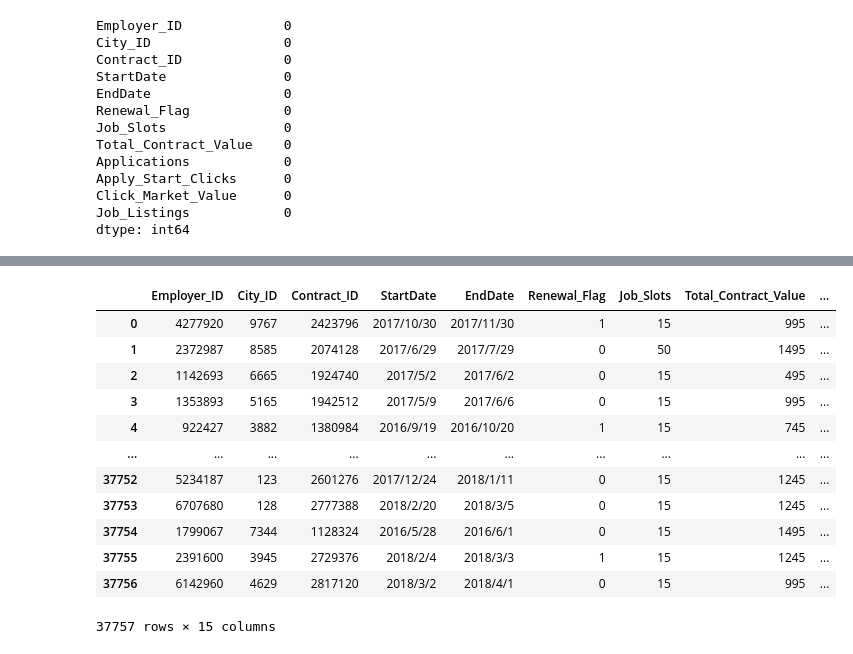
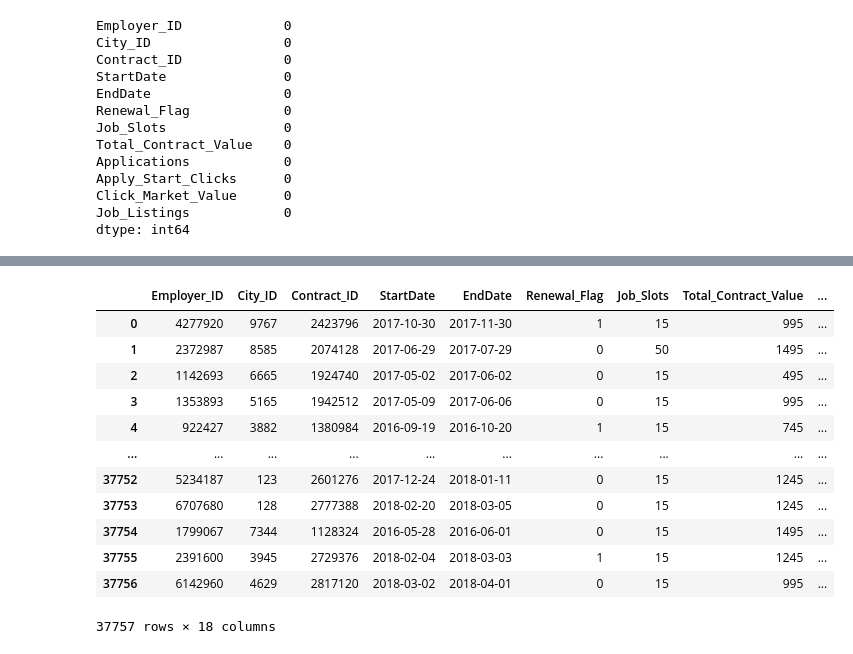
Before and after one commit to telenovelachuan/job_slot_retention, a Jupyter notebook: metric_design.ipynb, the cells around one changed output, grey strips where cells are left out. Cells and saved outputs as stored; diff of their text form; code cells hidden in the pictures.

```diff
--- a/metric_design.ipynb
+++ b/metric_design.ipynb
@@ -35,3 +36,7 @@ Apply_Start_Clicks      0
 Click_Market_Value      0
 Job_Listings            0
 dtype: int64
+# %%
+df[['StartDate','EndDate']] = df[['StartDate','EndDate']].apply(pd.to_datetime)
+df['day_diff'] = (df['EndDate'] - df['StartDate']).dt.days
+df
@@ -38,20 +57,23 @@ dtype: int64
 # %%
 df_metrics = df
+df_metrics['application_per_day'] = df['Applications'] / df['day_diff']
+df_metrics['start_click_per_day'] = df['Apply_Start_Clicks'] / df['day_diff']
+
 df_metrics['apply_conv_rate'] = df['Applications'] / df['Apply_Start_Clicks']
-df_metrics['start_click_per_job'] = df['Apply_Start_Clicks'] / df['Job_Slots']
+df_metrics['start_click_per_slot'] = df['Apply_Start_Clicks'] / df['Job_Slots']
 df_metrics['application_per_slot'] = df['Applications'] / df['Job_Slots']
 df_metrics
 # %% [output]
 |  | Employer_ID | City_ID | Contract_ID | StartDate | EndDate | Renewal_Flag | Job_Slots | Total_Contract_Value | ... |
-| 0 | 4277920 | 9767 | 2423796 | 2017/10/30 | 2017/11/30 | 1 | 15 | 995 | ... |
-| 1 | 2372987 | 8585 | 2074128 | 2017/6/29 | 2017/7/29 | 0 | 50 | 1495 | ... |
-| 2 | 1142693 | 6665 | 1924740 | 2017/5/2 | 2017/6/2 | 0 | 15 | 495 | ... |
-| 3 | 1353893 | 5165 | 1942512 | 2017/5/9 | 2017/6/6 | 0 | 15 | 995 | ... |
-| 4 | 922427 | 3882 | 1380984 | 2016/9/19 | 2016/10/20 | 1 | 15 | 745 | ... |
+| 0 | 4277920 | 9767 | 2423796 | 2017-10-30 | 2017-11-30 | 1 | 15 | 995 | ... |
+| 1 | 2372987 | 8585 | 2074128 | 2017-06-29 | 2017-07-29 | 0 | 50 | 1495 | ... |
+| 2 | 1142693 | 6665 | 1924740 | 2017-05-02 | 2017-06-02 | 0 | 15 | 495 | ... |
+| 3 | 1353893 | 5165 | 1942512 | 2017-05-09 | 2017-06-06 | 0 | 15 | 995 | ... |
+| 4 | 922427 | 3882 | 1380984 | 2016-09-19 | 2016-10-20 | 1 | 15 | 745 | ... |
 | ... | ... | ... | ... | ... | ... | ... | ... | ... | ... |
-| 37752 | 5234187 | 123 | 2601276 | 2017/12/24 | 2018/1/11 | 0 | 15 | 1245 | ... |
-| 37753 | 6707680 | 128 | 2777388 | 2018/2/20 | 2018/3/5 | 0 | 15 | 1245 | ... |
-| 37754 | 1799067 | 7344 | 1128324 | 2016/5/28 | 2016/6/1 | 0 | 15 | 1495 | ... |
-| 37755 | 2391600 | 3945 | 2729376 | 2018/2/4 | 2018/3/3 | 1 | 15 | 1245 | ... |
-| 37756 | 6142960 | 4629 | 2817120 | 2018/3/2 | 2018/4/1 | 0 | 15 | 995 | ... |
+| 37752 | 5234187 | 123 | 2601276 | 2017-12-24 | 2018-01-11 | 0 | 15 | 1245 | ... |
+| 37753 | 6707680 | 128 | 2777388 | 2018-02-20 | 2018-03-05 | 0 | 15 | 1245 | ... |
+| 37754 | 1799067 | 7344 | 1128324 | 2016-05-28 | 2016-06-01 | 0 | 15 | 1495 | ... |
+| 37755 | 2391600 | 3945 | 2729376 | 2018-02-04 | 2018-03-03 | 1 | 15 | 1245 | ... |
+| 37756 | 6142960 | 4629 | 2817120 | 2018-03-02 | 2018-04-01 | 0 | 15 | 995 | ... |
-37757 rows × 15 columns
+37757 rows × 18 columns
```
Also changed, not shown: parts of 6 cells of this notebook.
